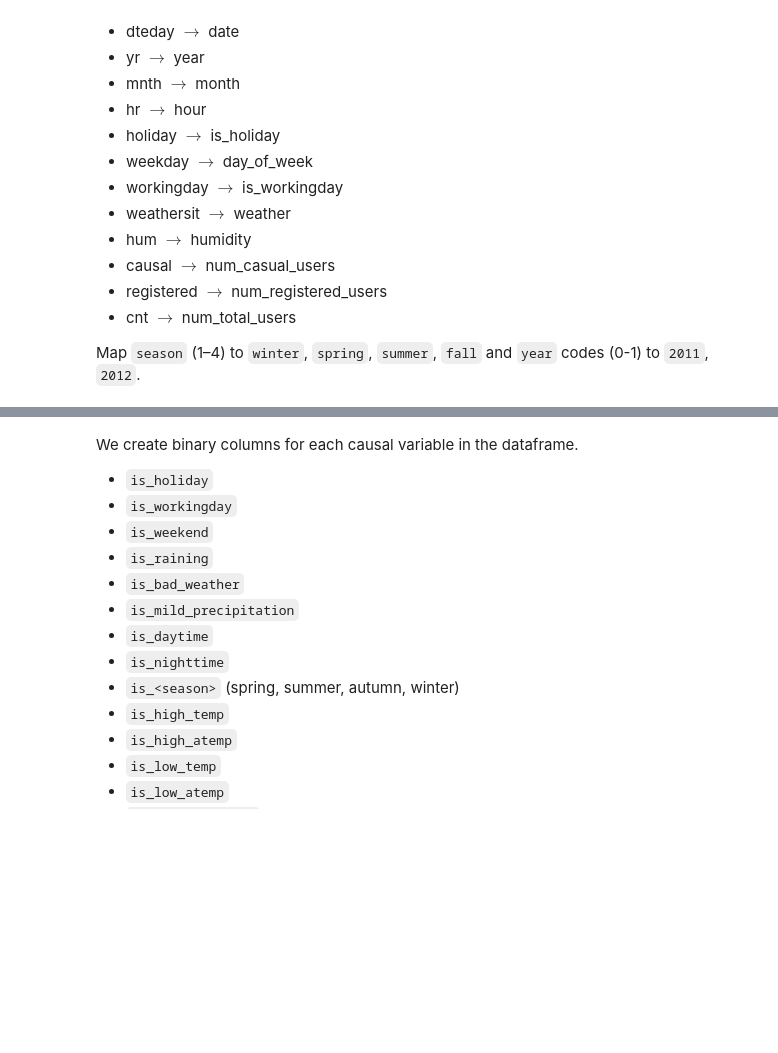
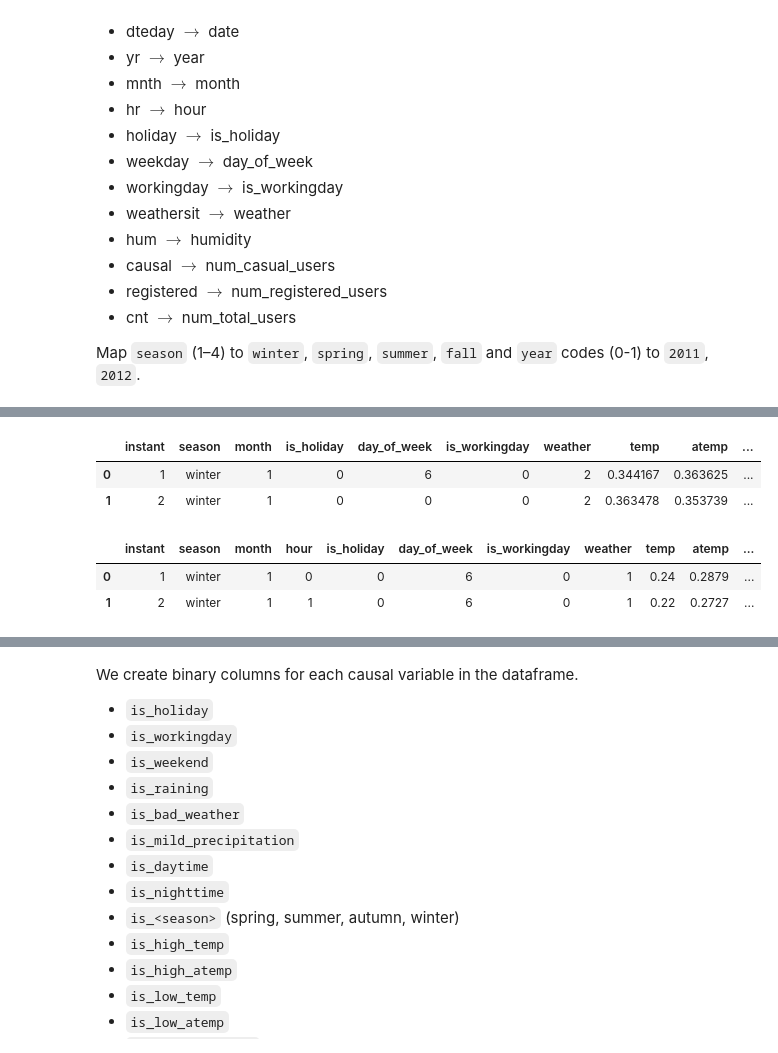
Before and after one commit to stefano-bragaglia/applied-causal-inference, a Jupyter notebook: src/notebooks/07_time_dependent_causal_inference.ipynb, the cells around one changed output, grey strips where cells are left out. Drawn from its saved outputs; the diff is of its cells as text; code cells hidden in the pictures; blank space fills up the shorter version.

```diff
--- a/src/notebooks/07_time_dependent_causal_inference.ipynb
+++ b/src/notebooks/07_time_dependent_causal_inference.ipynb
@@ -689,0 +730,12 @@ def load_data(filename):
+# %%
+df_day.head(2)
+# %% [output]
+|  | instant | season | month | is_holiday | day_of_week | is_workingday | weather | temp | atemp | ... |
+| 0 | 1 | winter | 1 | 0 | 6 | 0 | 2 | 0.344167 | 0.363625 | ... |
+| 1 | 2 | winter | 1 | 0 | 0 | 0 | 2 | 0.363478 | 0.353739 | ... |
+# %%
+df_hour.head(2)
+# %% [output]
+|  | instant | season | month | hour | is_holiday | day_of_week | is_workingday | weather | temp | atemp | ... |
+| 0 | 1 | winter | 1 | 0 | 0 | 6 | 0 | 1 | 0.24 | 0.2879 | ... |
+| 1 | 2 | winter | 1 | 1 | 0 | 6 | 0 | 1 | 0.22 | 0.2727 | ... |
```
Also changed, not shown: parts of 16 cells of this notebook.
